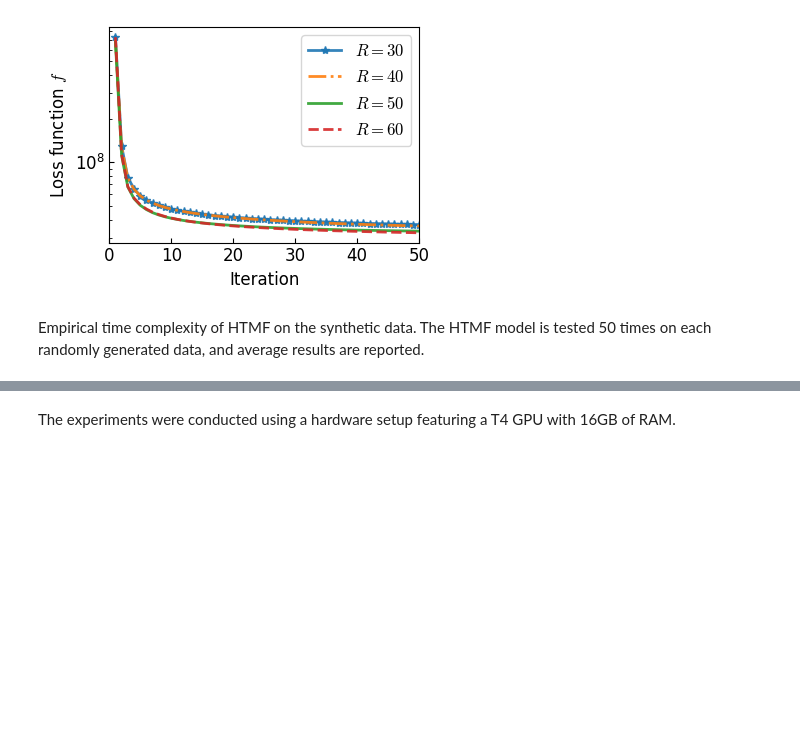
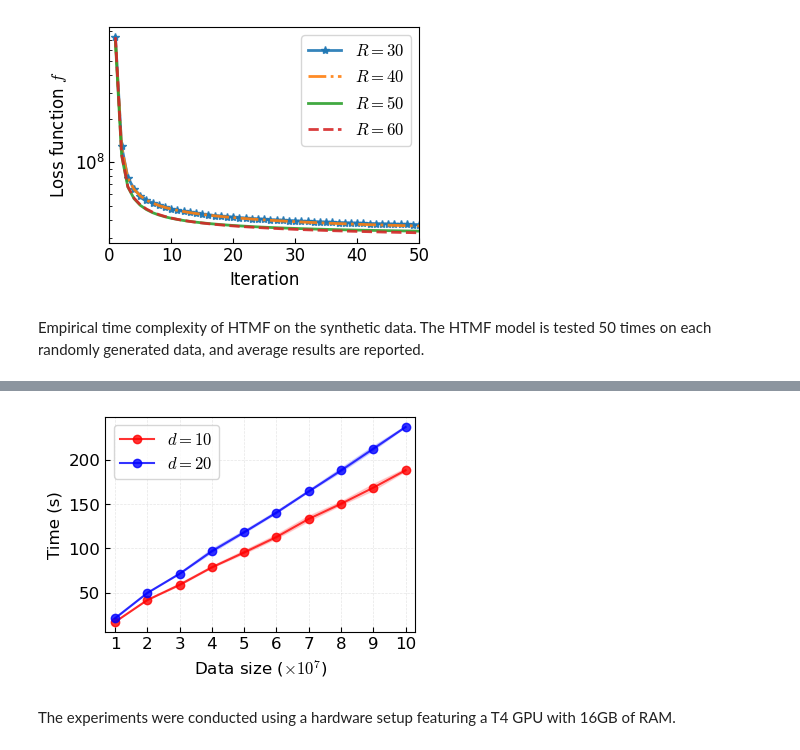
Before and after one commit to xinychen/tracebase, a Jupyter notebook: models/HTMF.ipynb, the cells around one changed output, grey strips where cells are left out. Cells and saved outputs as stored; diff of their text form; code cells hidden in the pictures; blank space fills up the shorter version.

```diff
--- a/models/HTMF.ipynb
+++ b/models/HTMF.ipynb
@@ -559,38 +580,40 @@ for i in range(sample_no):
 # %%
 import matplotlib.pyplot as plt
 plt.rcParams['font.size'] = 12
 plt.rcParams['mathtext.fontset'] = 'cm'
 
 fig = plt.figure(figsize = (4, 2.8))
 ax = fig.add_subplot(1, 1, 1)
 
 power = time_mat1.shape[0]
-plt.plot(np.asnumpy(np.mean(time_mat1, axis = 1)), '-o',
+plt.plot(np.mean(time_mat1, axis = 0), '-o',
          color = 'r', alpha = 0.8, label = r'$d=10$')
-lower_error = np.asnumpy(np.mean(time_mat1, axis = 1) - np.std(time_mat1, axis = 1))
-upper_error = np.asnumpy(np.mean(time_mat1, axis = 1) + np.std(time_mat1, axis = 1))
+lower_error = np.mean(time_mat1, axis = 0) - np.std(time_mat1, axis = 0)
+upper_error = np.mean(time_mat1, axis = 0) + np.std(time_mat1, axis = 0)
 x = np.append(0, np.append(np.arange(0, power), np.flip(np.arange(0, power))))
 y = np.append(upper_error[0], np.append(lower_error, np.flip(upper_error)))
-plt.fill(np.asnumpy(x), np.asnumpy(y), color = 'r', alpha = 0.15)
+plt.fill(x, y, color = 'r', alpha = 0.15)
 
-plt.plot(np.asnumpy(np.mean(time_mat2, axis = 1)), '-o',
+plt.plot(np.mean(time_mat2, axis = 0), '-o',
          color = 'blue', alpha = 0.8, label = r'$d=20$')
-lower_error = np.asnumpy(np.mean(time_mat2, axis = 1) - np.std(time_mat2, axis = 1))
-upper_error = np.asnumpy(np.mean(time_mat2, axis = 1) + np.std(time_mat2, axis = 1))
+lower_error = np.mean(time_mat2, axis = 0) - np.std(time_mat2, axis = 0)
+upper_error = np.mean(time_mat2, axis = 0) + np.std(time_mat2, axis = 0)
 x = np.append(0, np.append(np.arange(0, power), np.flip(np.arange(0, power))))
 y = np.append(upper_error[0], np.append(lower_error, np.flip(upper_error)))
-plt.fill(np.asnumpy(x), np.asnumpy(y), color = 'blue', alpha = 0.15)
+plt.fill(x, y, color = 'blue', alpha = 0.15)
 ax.legend()
 
 plt.xlabel(r'Data size ($\times 10^7$)')
 plt.ylabel('Time (s)')
 plt.xticks(np.arange(0, 10), np.arange(1, 11))
 plt.xlim([-0.3, 9.3])
 ax.tick_params(direction = 'in')
 ax.tick_params(which = 'minor', direction = 'in')
 ax.grid(color='gray', linestyle='dashed', linewidth=0.5, alpha=0.2)
 plt.show()
 fig.savefig('HTMF_empirical_time_complexity_curve.pdf', bbox_inches = 'tight')
+# %% [output]
+[figure, added]
 # %% [markdown]
 The experiments were conducted using a hardware setup featuring a T4 GPU with 16GB of RAM.
 # %% [markdown]
```
Also changed, not shown: parts of 3 cells of this notebook.
